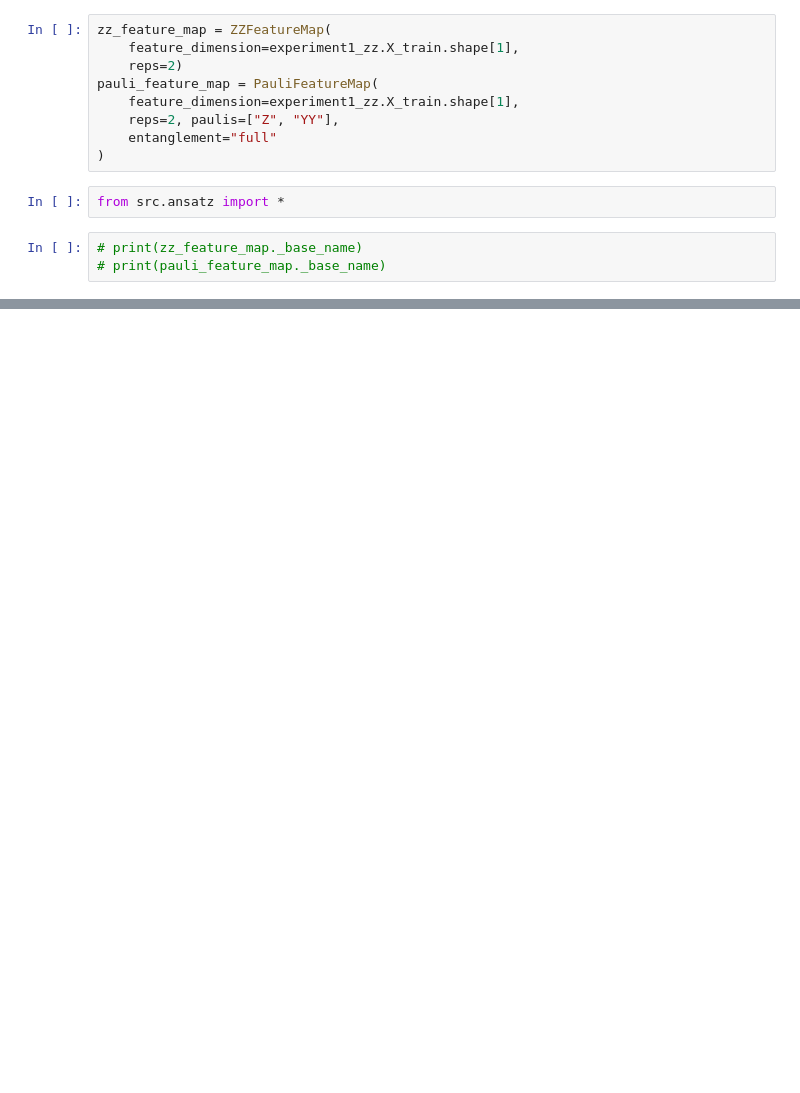
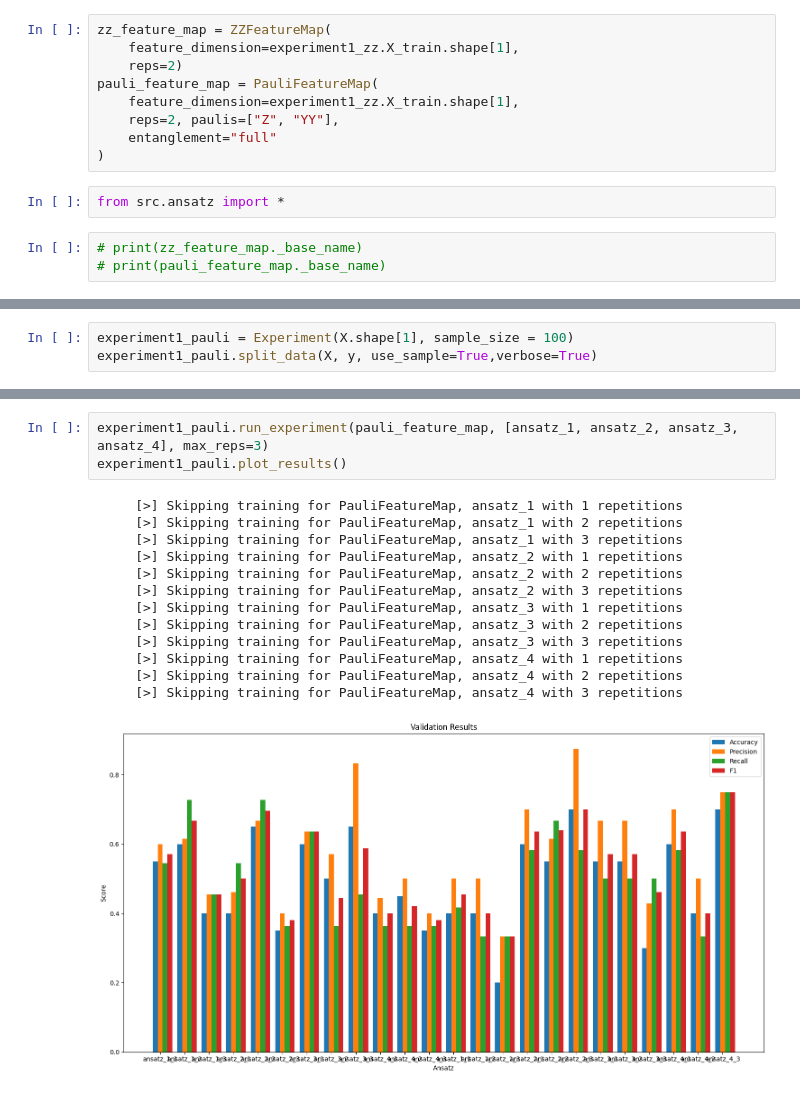
Before and after one commit to Ashad001/Qlassify, a Jupyter notebook: task01.ipynb, the cells around one changed output, grey strips where cells are left out. Drawn from its saved outputs; the diff is of its cells as text; blank space fills up the shorter version.

```diff
--- a/task01.ipynb
+++ b/task01.ipynb
@@ -79,0 +76,3 @@ print("Test Results for the Best Model on ZZ Feature Set:", test_results)
+# %%
+experiment1_pauli = Experiment(X.shape[1], sample_size = 100)
+experiment1_pauli.split_data(X, y, use_sample=True,verbose=True)
@@ -79,0 +82,17 @@ print("Test Results for the Best Model on ZZ Feature Set:", test_results)
+# %%
+experiment1_pauli.run_experiment(pauli_feature_map, [ansatz_1, ansatz_2, ansatz_3, ansatz_4], max_reps=3)
+experiment1_pauli.plot_results()
+# %% [output]
+     [>] Skipping training for PauliFeatureMap, ansatz_1 with 1 repetitions
+     [>] Skipping training for PauliFeatureMap, ansatz_1 with 2 repetitions
+     [>] Skipping training for PauliFeatureMap, ansatz_1 with 3 repetitions
+     [>] Skipping training for PauliFeatureMap, ansatz_2 with 1 repetitions
+     [>] Skipping training for PauliFeatureMap, ansatz_2 with 2 repetitions
+     [>] Skipping training for PauliFeatureMap, ansatz_2 with 3 repetitions
+     [>] Skipping training for PauliFeatureMap, ansatz_3 with 1 repetitions
+     [>] Skipping training for PauliFeatureMap, ansatz_3 with 2 repetitions
+     [>] Skipping training for PauliFeatureMap, ansatz_3 with 3 repetitions
+     [>] Skipping training for PauliFeatureMap, ansatz_4 with 1 repetitions
+     [>] Skipping training for PauliFeatureMap, ansatz_4 with 2 repetitions
+     [>] Skipping training for PauliFeatureMap, ansatz_4 with 3 repetitions
+[figure, added]
```
Also changed, not shown: parts of 7 cells of this notebook, 6 other files.
